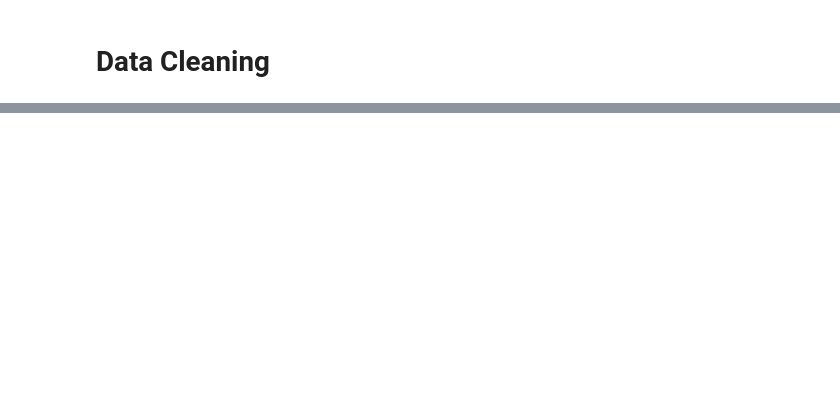
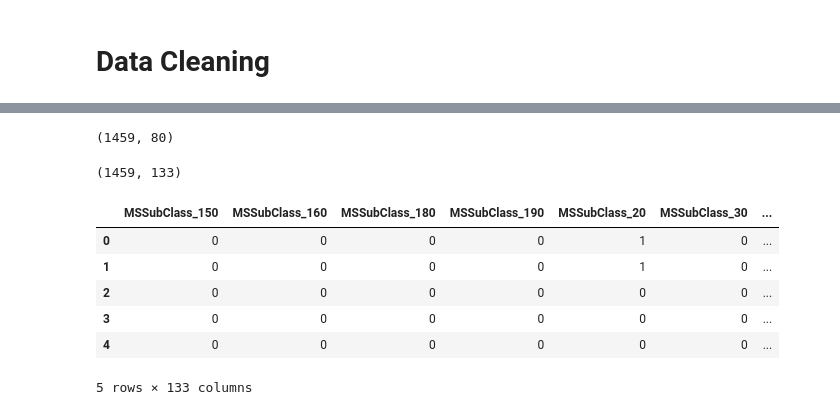
Before and after one commit to Princekrampah/FeatureEngineering, a Jupyter notebook: housePriceCompetition/dataCleaning.ipynb, the cells around one changed output, grey strips where cells are left out. Saved outputs shown, nothing was run; the diff lists cells and outputs as text; code cells hidden in the pictures; blank space fills up the shorter version.

```diff
--- a/housePriceCompetition/dataCleaning.ipynb
+++ b/housePriceCompetition/dataCleaning.ipynb
@@ -227,0 +236,21 @@ df.to_csv("test_cleaned.csv", encoding = 'utf-8', index = False)
+# %%
+df_train.shape
+# %% [output]
+(1459, 80)
+# %%
+cat_feats_nominal_one_hot_encoded = pd.get_dummies(df_train[cat_feats_nominal],
+                                                   drop_first = True).reset_index(drop = True)
+# %%
+cat_feats_nominal_one_hot_encoded.shape
+# %% [output]
+(1459, 133)
+# %%
+cat_feats_nominal_one_hot_encoded.head()
+# %% [output]
+|  | MSSubClass_150 | MSSubClass_160 | MSSubClass_180 | MSSubClass_190 | MSSubClass_20 | MSSubClass_30 | ... |
+| 0 | 0 | 0 | 0 | 0 | 1 | 0 | ... |
+| 1 | 0 | 0 | 0 | 0 | 1 | 0 | ... |
+| 2 | 0 | 0 | 0 | 0 | 0 | 0 | ... |
+| 3 | 0 | 0 | 0 | 0 | 0 | 0 | ... |
+| 4 | 0 | 0 | 0 | 0 | 0 | 0 | ... |
+5 rows × 133 columns
```
Also changed, not shown: parts of 49 cells of this notebook, 2 other files.
